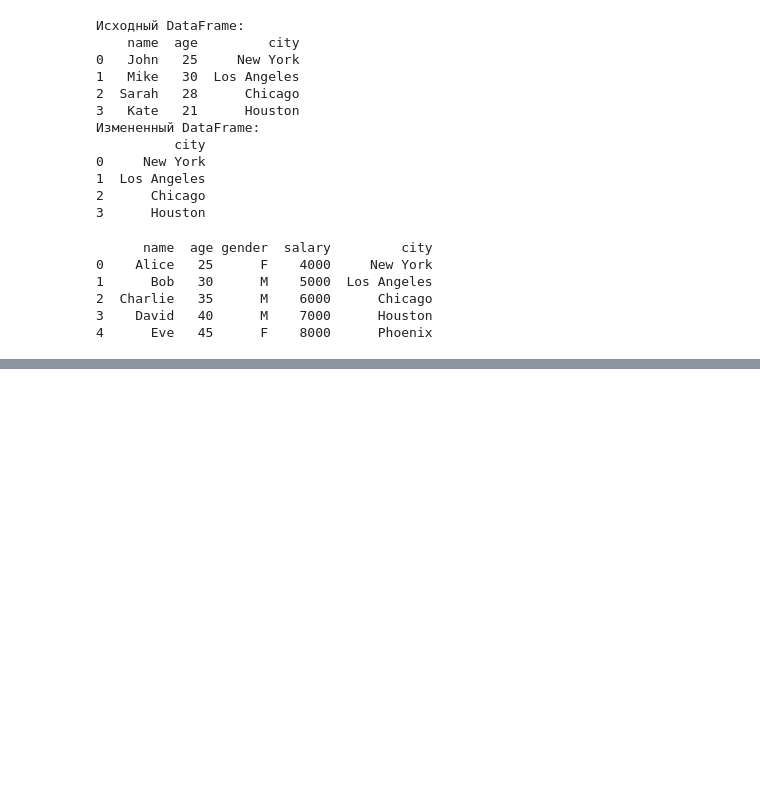
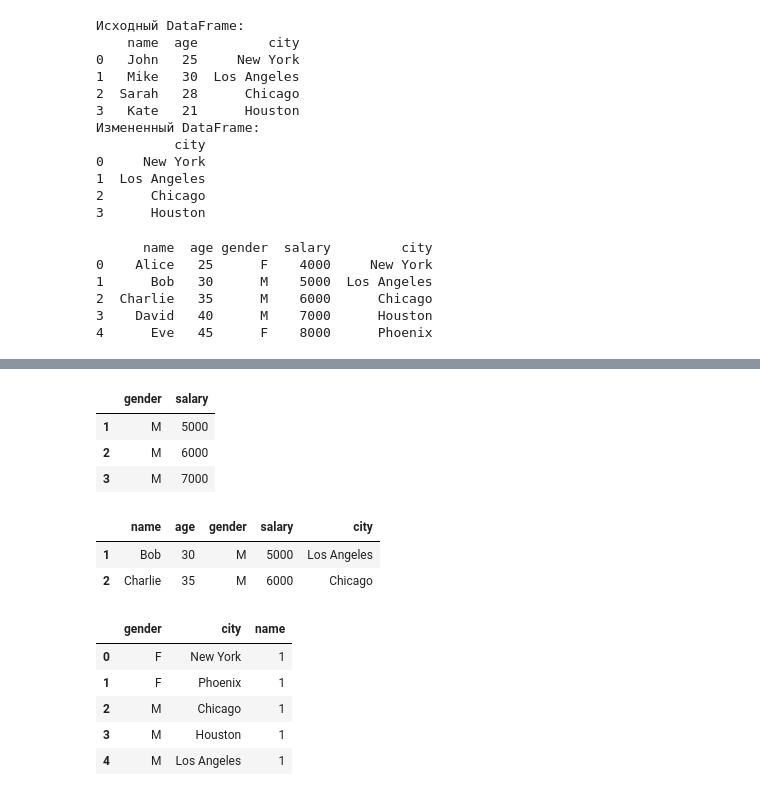
Before and after one commit to Sinrez/PythonProjects, a Jupyter notebook: regex_and_examples_python.ipynb, the cells around one changed output, grey strips where cells are left out. Cells and saved outputs as stored; diff of their text form; code cells hidden in the pictures; blank space fills up the shorter version.

```diff
--- a/regex_and_examples_python.ipynb
+++ b/regex_and_examples_python.ipynb
@@ -476,0 +492,40 @@ print(df)
+# %%
+# Выбрать строку с позицией 2 (то же самое, что и индексом)
+df.iloc[2]
+
+# Выбрать столбец с позицией 0 (то же самое, что и названием name)
+df.iloc[:, 0]
+
+# Выбрать несколько столбцов с позициями от 0 до 1 (то же самое, что и названиями name и age)
+df.iloc[:, 0:2]
+
+# Выбрать строки с позициями от 1 до 3 и столбцы с позициями от 2 до 3 (то же самое, что и индексами от 1 до 3 и названиями gender и salary)
+df.iloc[1:4, 2:4]
+# %% [output]
+|  | gender | salary |
+| 1 | M | 5000 |
+| 2 | M | 6000 |
+| 3 | M | 7000 |
+# %%
+# Фильтровать строки, где age больше 30
+df[df["age"] > 30]
+
+# Фильтровать строки, где gender равен F
+df[df["gender"] == "F"]
+
+# Фильтровать строки, где salary меньше или равен 6000 и city не равен New York
+df[(df["salary"] <= 6000) & (df["city"] != "New York")]
+# %% [output]
+|  | name | age | gender | salary | city |
+| 1 | Bob | 30 | M | 5000 | Los Angeles |
+| 2 | Charlie | 35 | M | 6000 | Chicago |
+# %%
+# Группировать данные по gender и city и вычислить количество name для каждой комбинации gender и city
+df.groupby(by=["gender", "city"], as_index=False).count()[["gender", "city", "name"]]
+# %% [output]
+|  | gender | city | name |
+| 0 | F | New York | 1 |
+| 1 | F | Phoenix | 1 |
+| 2 | M | Chicago | 1 |
+| 3 | M | Houston | 1 |
+| 4 | M | Los Angeles | 1 |
```
Also changed, not shown: parts of 4 cells of this notebook.
